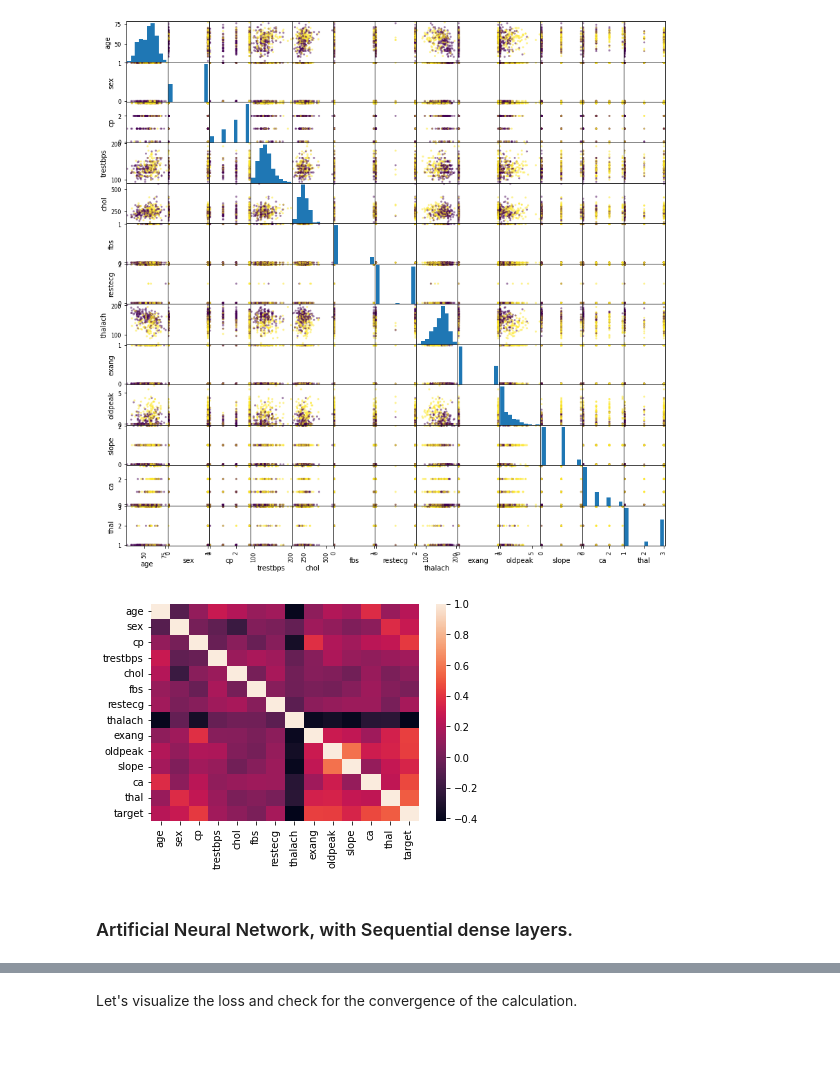
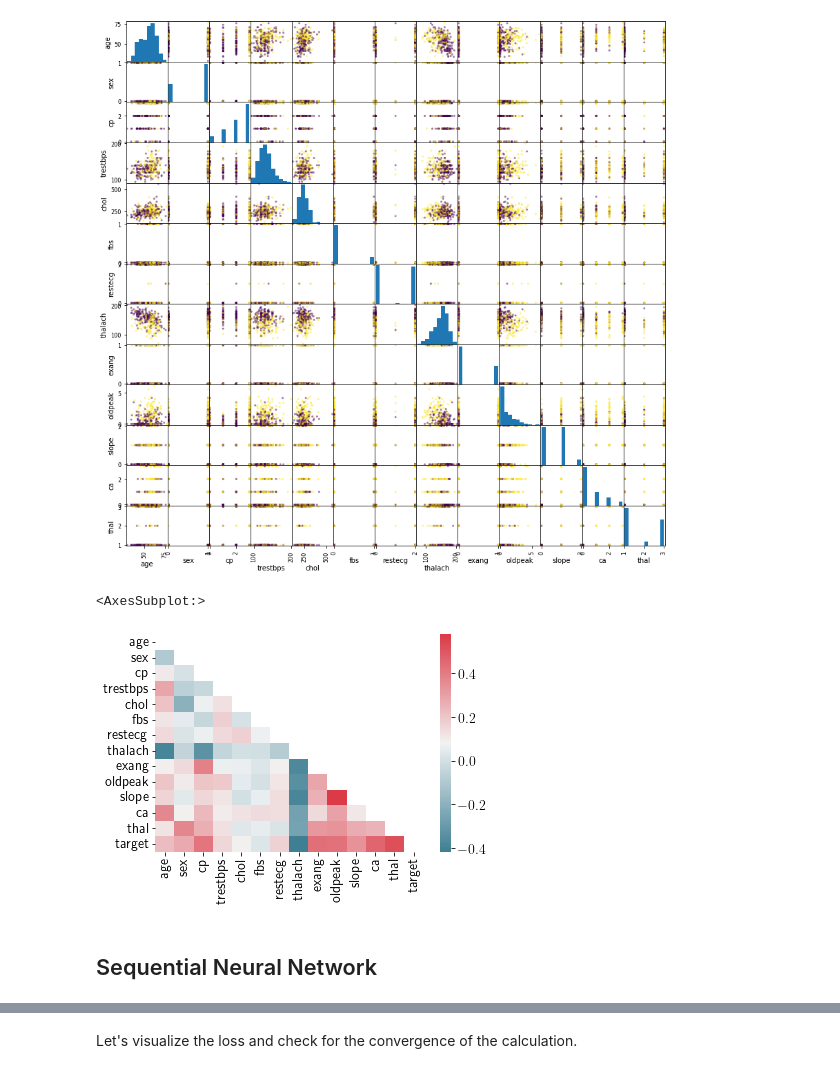
Before and after one commit to ashakerpoor/machine_learning, a Jupyter notebook: heart_disease_diagnosis/heart_disease_diagnosis.ipynb, the cells around one changed output, grey strips where cells are left out. Cells and saved outputs as stored; diff of their text form; code cells hidden in the pictures; blank space fills up the shorter version.

```diff
--- a/heart_disease_diagnosis/heart_disease_diagnosis.ipynb
+++ b/heart_disease_diagnosis/heart_disease_diagnosis.ipynb
@@ -96,12 +104,17 @@ df_ = pd.DataFrame(x, columns=feature_names)
 axs = pd.plotting.scatter_matrix(df_,c=y,figsize=(14, 14))
 # %% [output]
 [figure]
-# %%
-dataplot = sns.heatmap(df.corr())
-# %% [output]
-[figure, removed]
+# %%
+corr_matrix = df.corr()
+mask = np.triu(np.ones_like(corr_matrix, dtype=bool), k=0)
+cmap = sns.diverging_palette(220, 10, as_cmap=True)
+sns.heatmap(corr_matrix, mask=mask, cmap=cmap)
+# %% [output]
+<AxesSubplot:>
+[figure, added]
 # %% [markdown]
-### Artificial Neural Network, with Sequential dense layers.
+<a id="sequential-model"></a>
+## Sequential Neural Network
 # %%
 # Model configuration
 no_epochs = 200
```
Also changed, not shown: parts of 11 cells of this notebook, 1 other file.
